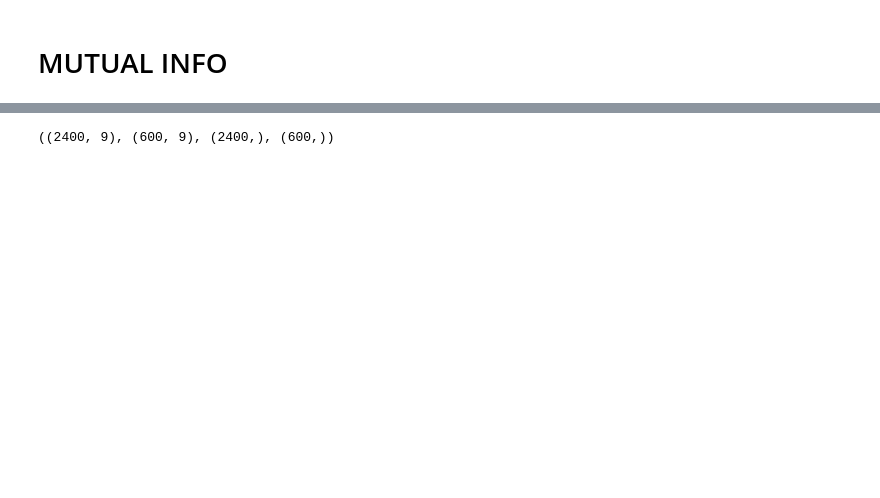
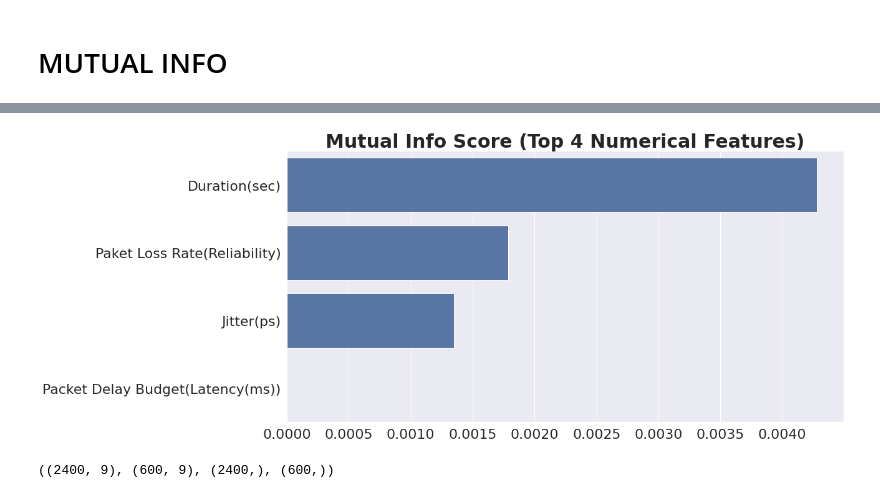
Before and after one commit to indrapaul824/5G-Network-Slicing, a Jupyter notebook: notebooks/Feature Selection.ipynb, the cells around one changed output, grey strips where cells are left out. Drawn from its saved outputs; the diff is of its cells as text; code cells hidden in the pictures; blank space fills up the shorter version.

```diff
--- a/notebooks/Feature Selection.ipynb
+++ b/notebooks/Feature Selection.ipynb
@@ -190,0 +199,3 @@ plt.show()
+# %%
+fi_minfo = fi_minfo.sort_values(ascending=False)
+fi_minfo
@@ -191,3 +211,13 @@ plt.show()
+# %%
+plt.figure(figsize=(16, 8))
+
+sns.barplot(y=fi_minfo[:4].index, x=fi_minfo[:4], color="b", orient='h')
+plt.title(label="Mutual Info Score (Top 4 Numerical Features)",
+          fontsize=30, fontweight='bold')
+plt.savefig("../plots/MINFO_5G.png", dpi=300, bbox_inches='tight')
+plt.show()
+# %% [output]
+[figure, added]
 # %%
 X_train, X_test, y_train, y_test = train_test_split(X, y, test_size=0.2)
 
```
Also changed, not shown: parts of 10 cells of this notebook.
